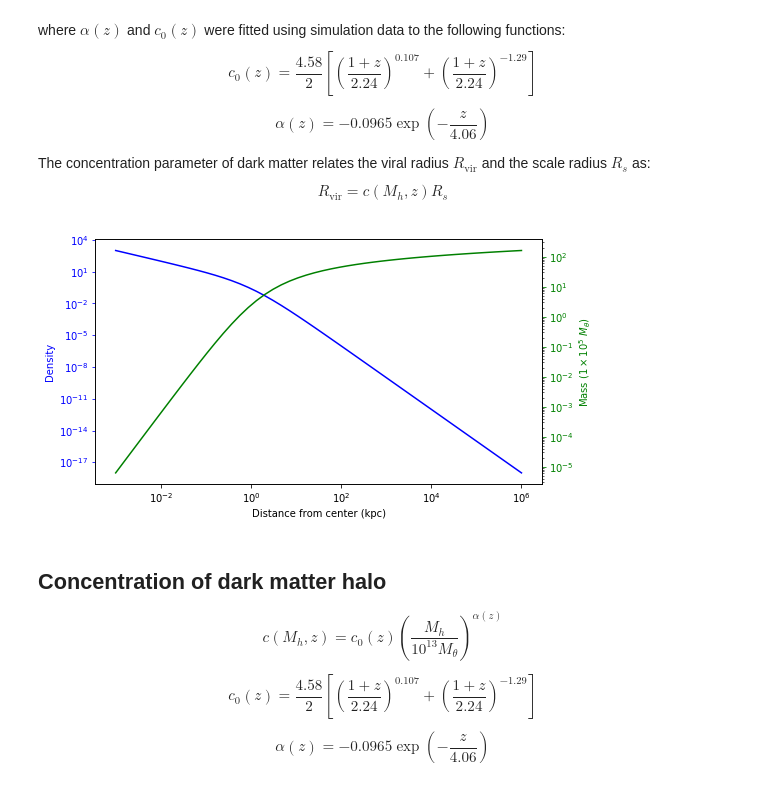
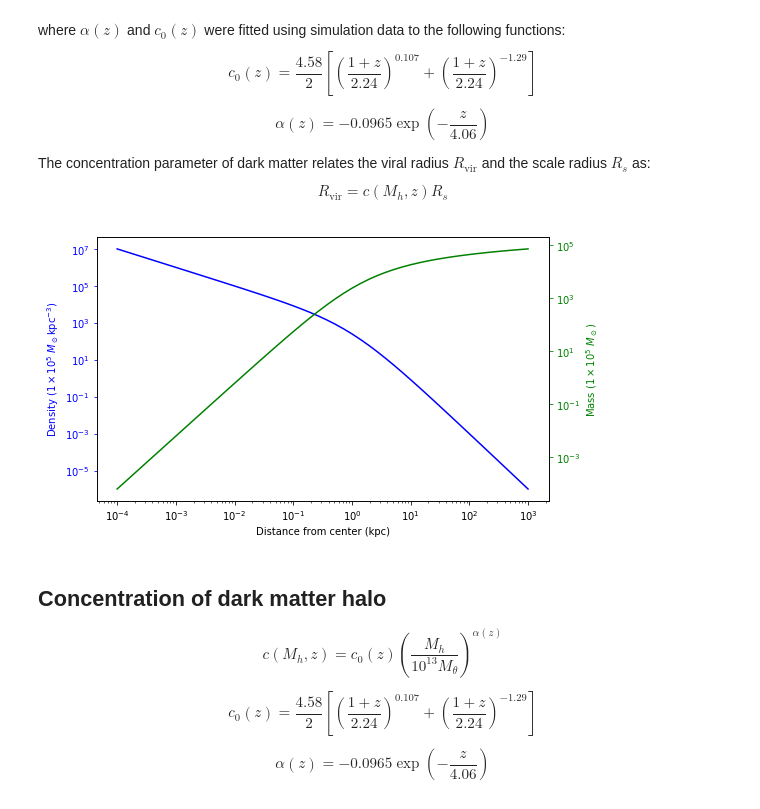
Before and after one commit to jsbarbosa/TesisFisica, a Jupyter notebook: Files/Week 3/BaseCase.ipynb, the cells around one changed output. Cells and saved outputs as stored; diff of their text form; code cells hidden in the pictures.

Commit message:
density values

```diff
--- a/Files/Week 3/BaseCase.ipynb
+++ b/Files/Week 3/BaseCase.ipynb
@@ -16,10 +16,10 @@ def plotDensityMass(distance, density, mass, figsize = (8, 4.5)):
     ax2 = ax1.twinx()
 
     ax1.set_xlabel('Distance from center (kpc)')
-    ax1.set_ylabel('Density', color = 'b')
+    ax1.set_ylabel(r'Density ($1\times10^5$ $M_\odot$kpc$^{-3}$)', color = 'b')
     ax1.tick_params('y', colors = 'b')
 
-    ax2.set_ylabel(r'Mass ($1\times10^5$ $M_\theta$)', color = 'g')
+    ax2.set_ylabel(r'Mass ($1\times10^5$ $M_\odot$)', color = 'g')
     ax2.tick_params('y', colors = 'g')
 
     ax1.set_yscale('log')
@@ -29,6 +29,8 @@ def plotDensityMass(distance, density, mass, figsize = (8, 4.5)):
     ax1.plot(distance, density, c = 'b')
     ax2.plot(distance, mass, c = 'g')
 
+    fig.tight_layout()
+
     return fig, (ax1, ax2)
 # %% [markdown]
 # Natural units
@@ -81,3 +81,10 @@ DARK_MATTER_SCALE_RADIUS = 1
+# %%
+SOLAR_MASS = 1e-5
+DARK_MATTER_DENSITY_0 = 1e3
+DARK_MATTER_SCALE_RADIUS = 1
+
+SCALE_LENGTH = 3 * H ** 2 / ((1 + 2**0.5) * 4 * np.pi * G)
+TOTAL_MASS = 1e3
 # %% [markdown]
 ## Dark matter halo
 
@@ -128,16 +135,16 @@ def darkMatterMass(r):
     factor = np.log(1 + r / DARK_MATTER_SCALE_RADIUS) - r / (DARK_MATTER_SCALE_RADIUS + r)
     return 4 * np.pi * DARK_MATTER_DENSITY_0 * factor * DARK_MATTER_SCALE_RADIUS ** 3
 # %%
-r = np.logspace(-3, 6)
+r = np.logspace(-4, 3)
 
 ds = darkMatterDensity(r)
 ms = darkMatterMass(r)
 
 fig, (ax1, ax2) = plotDensityMass(r, ds, ms)
 fig.savefig('NFW_profile.png', dpi = 300)
 plt.show()
 # %% [output]
-[figure, old version]
+[figure, new version]
 # %% [markdown]
 ## Concentration of dark matter halo
 
```
Also changed, not shown: parts of 8 cells of this notebook, 8 other files.
